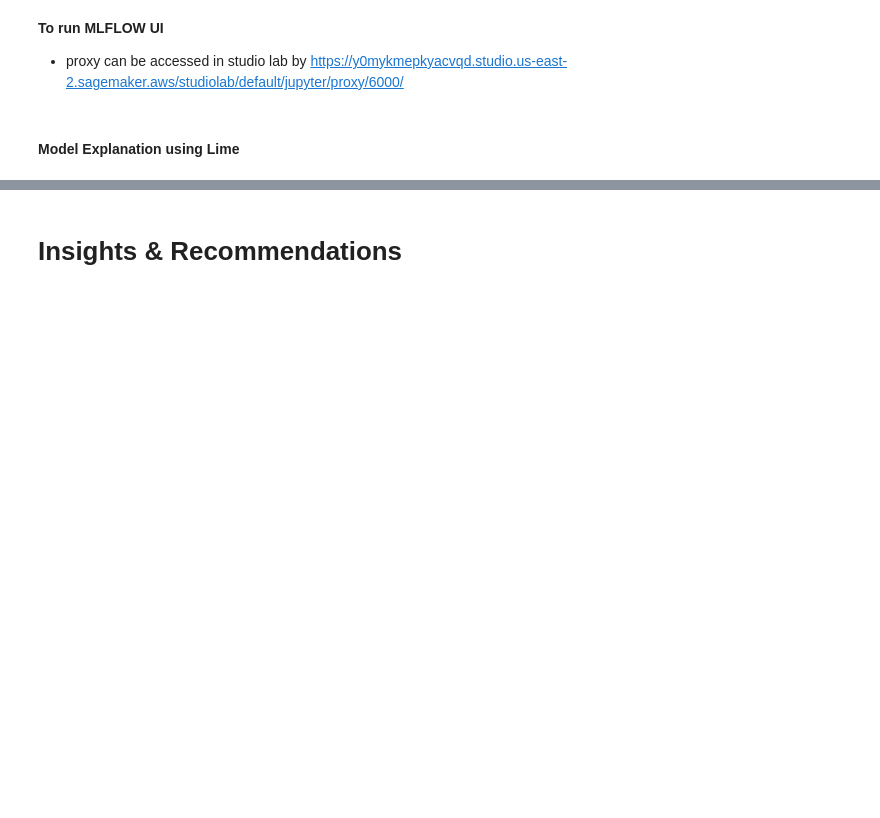
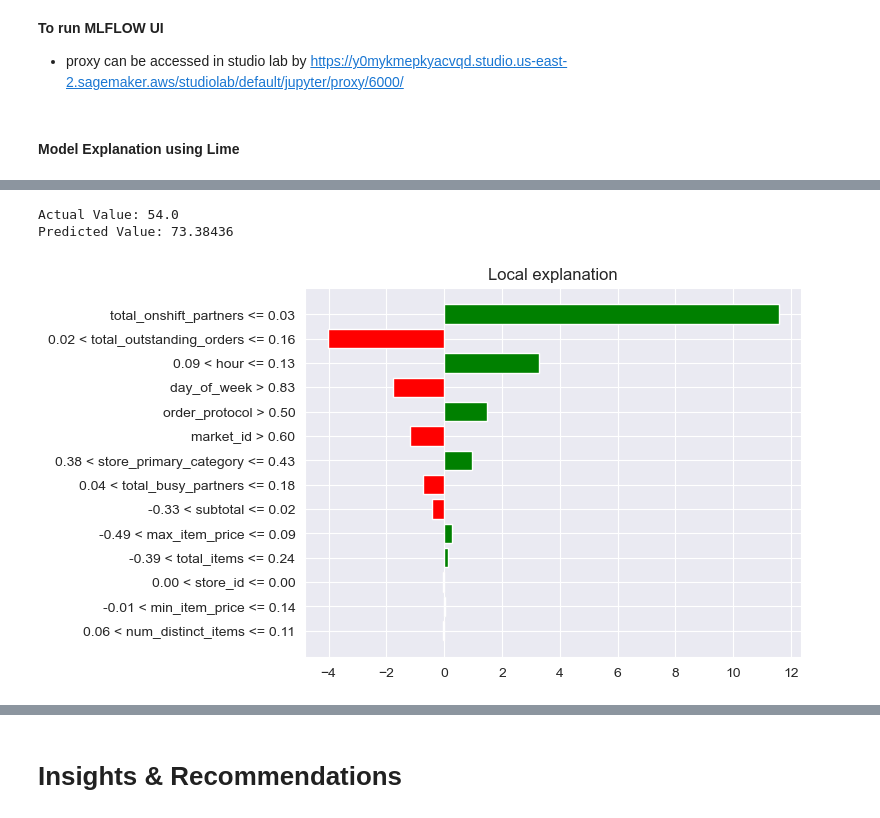
Before and after one commit to gitbharrat/delivery_time_nn, a Jupyter notebook: notebook/delivery_time_estimation.ipynb, the cells around one changed output, grey strips where cells are left out. Drawn from its saved outputs; the diff is of its cells as text; code cells hidden in the pictures; blank space fills up the shorter version.

```diff
--- a/notebook/delivery_time_estimation.ipynb
+++ b/notebook/delivery_time_estimation.ipynb
@@ -1706,0 +1697,15 @@ Predicted Value: 42.63632
+# %%
+n = 3454
+
+instance = X_test.iloc[n].to_numpy()
+
+explanation = explainer.explain_instance(instance, predict_fn, num_features=14)
+
+print("Actual Value:", y_test.iloc[n])
+print("Predicted Value:", predict_fn([instance]))
+explanation.as_pyplot_figure()
+plt.show()
+# %% [output]
+Actual Value: 54.0
+Predicted Value: 73.38436
+[figure, added]
```
Also changed, not shown: parts of 19 cells of this notebook, 4 other files.
